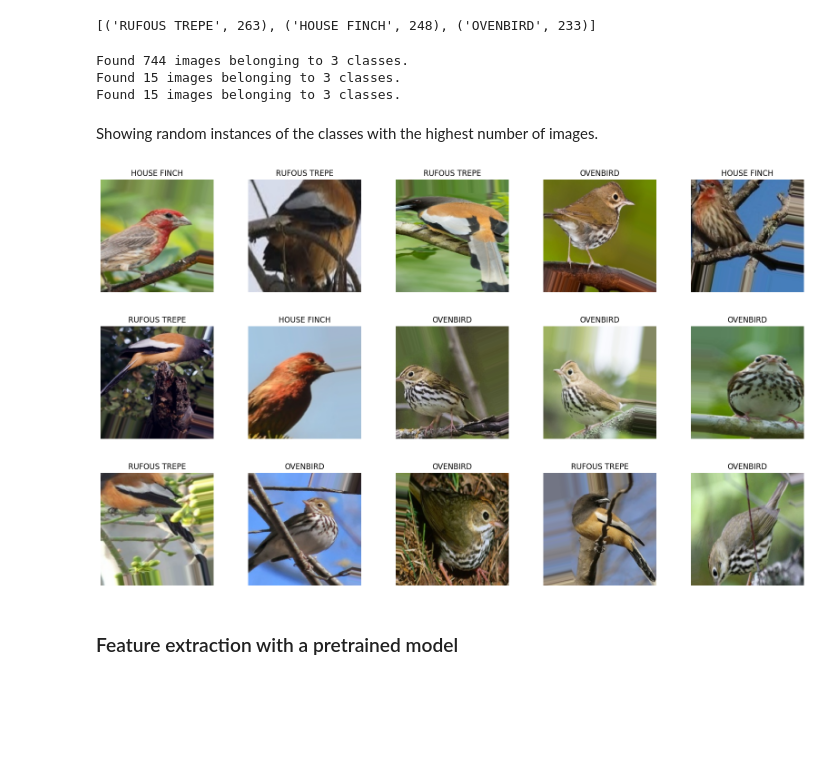
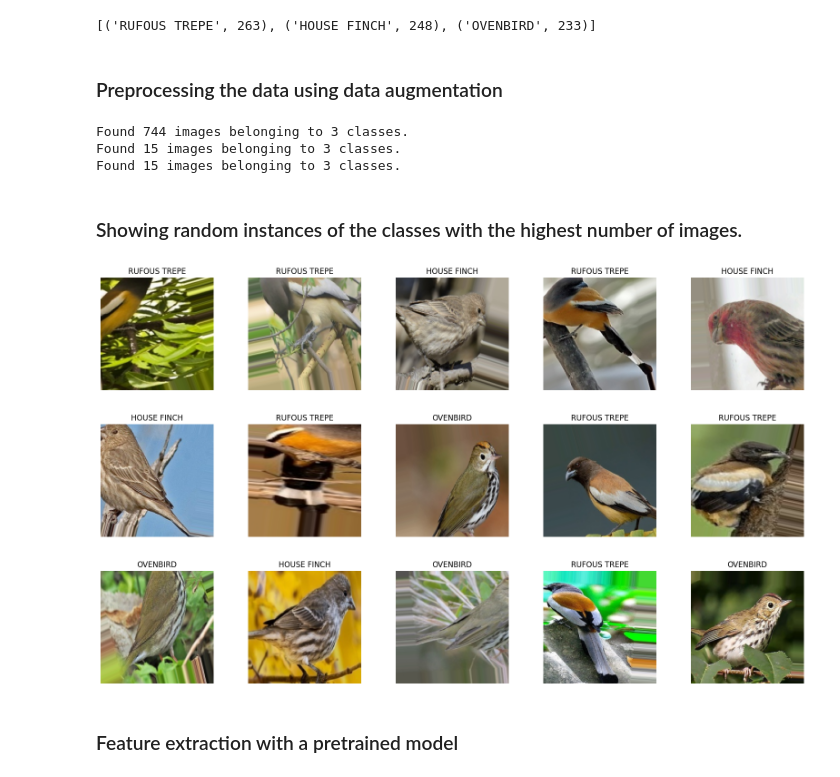
Before and after one commit to DiegoBoos/CSCN8010-lab-submissions, a Jupyter notebook: students_submissions/8946481/lab10.ipynb, the cells around one changed output. Saved outputs shown, nothing was run; the diff lists cells and outputs as text; code cells hidden in the pictures; blank space fills up the shorter version.

```diff
--- a/students_submissions/8946481/lab10.ipynb
+++ b/students_submissions/8946481/lab10.ipynb
@@ -62,48 +60,43 @@ def make_top_3_subset(subset_name, original_dir):
 make_top_3_subset("train", train_dir)
 make_top_3_subset("test", test_dir)
 make_top_3_subset("valid", validation_dir)
+# %% [markdown]
+### Preprocessing the data using data augmentation
 # %%
 from keras.preprocessing.image import ImageDataGenerator
 
 data_folder = pathlib.Path("./data/kaggle_birds_top_3")
 
-# Augmentation parameters (adjust as needed)
-augmentation_params = {
-    'rotation_range': 20,
-    'width_shift_range': 0.2,
-    'height_shift_range': 0.2,
-    'shear_range': 0.2,
-    'zoom_range': 0.2,
-    'horizontal_flip': True,
-    'vertical_flip': False,
-    'fill_mode': 'nearest'
-}
-
-# Create a new instance of ImageDataGenerator with augmentation parameters and rescale
+# Create image data generator for the train data with augmentation
 augmented_image_data = ImageDataGenerator(
     rescale=1./255,
-    **augmentation_params
+    rotation_range=20,
+    width_shift_range=0.2,
+    height_shift_range=0.2,
+    shear_range=0.2,
+    zoom_range=0.2,
+    horizontal_flip=True,
 )
 
 # Create the train data with augmentation
-train_dataset = augmented_image_data.flow_from_directory(
+train_data_generator = augmented_image_data.flow_from_directory(
     data_folder / "train",
     target_size=(224, 224),
     batch_size=32,
     class_mode='categorical'
 )
 
-image_data = ImageDataGenerator(rescale=1./255)
+image_data_generator = ImageDataGenerator(rescale=1./255)
 
 # Create the test and validation data without augmentation
-test_dataset = image_data.flow_from_directory(
+test_data_generator = image_data_generator.flow_from_directory(
     data_folder / "test",
     target_size=(224, 224),
     batch_size=32,
-    class_mode='categorical'
+    class_mode='categorical',
 )
 
-validation_dataset = image_data.flow_from_directory(
+validation_data_generator = image_data_generator.flow_from_directory(
     data_folder / "valid",
     target_size=(224, 224),
     batch_size=32,
@@ -114,23 +107,23 @@ Found 744 images belonging to 3 classes.
 Found 15 images belonging to 3 classes.
 Found 15 images belonging to 3 classes.
 # %% [markdown]
-Showing random instances of the classes with the highest number of images.
+### Showing random instances of the classes with the highest number of images.
 # %%
-labels = [k for k in train_dataset.class_indices]
-sample_generate = train_dataset.__next__()
+labels = [k for k in train_data_generator.class_indices]
+sample_generate = train_data_generator.__next__()
 
 images = sample_generate[0]
 titles = sample_generate[1]
 plt.figure(figsize = (20 , 20))
 
 for i in range(15):
     plt.subplot(5 , 5, i+1)
     plt.subplots_adjust(hspace = 0.3 , wspace = 0.3)
     plt.imshow(images[i])
     plt.title(labels[np.argmax(titles[i],axis=0)])
     plt.axis("off")
 # %% [output]
-[figure, old version]
+[figure, new version]
 # %% [markdown]
 ### Feature extraction with a pretrained model
 # %% [markdown]
```
Also changed, not shown: parts of 16 cells of this notebook, 1 other file.
